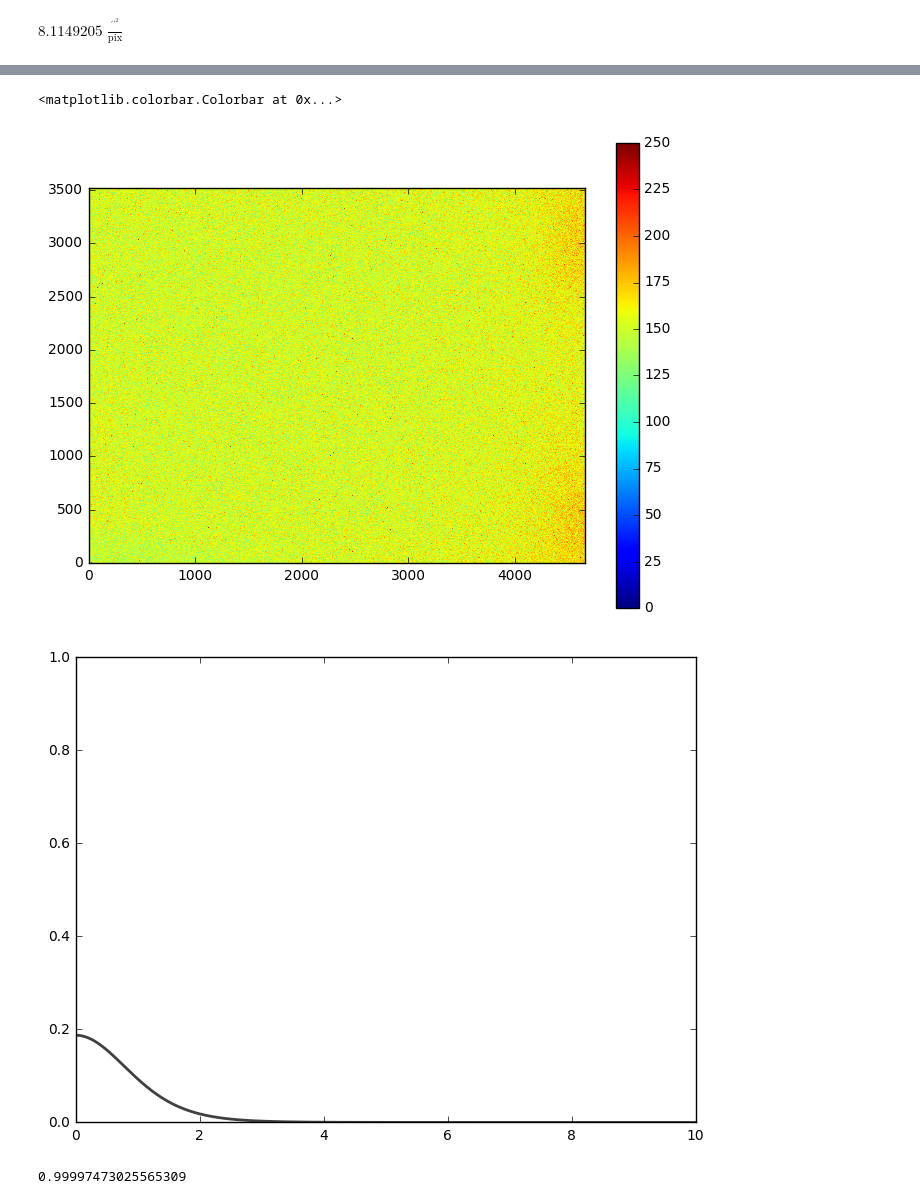
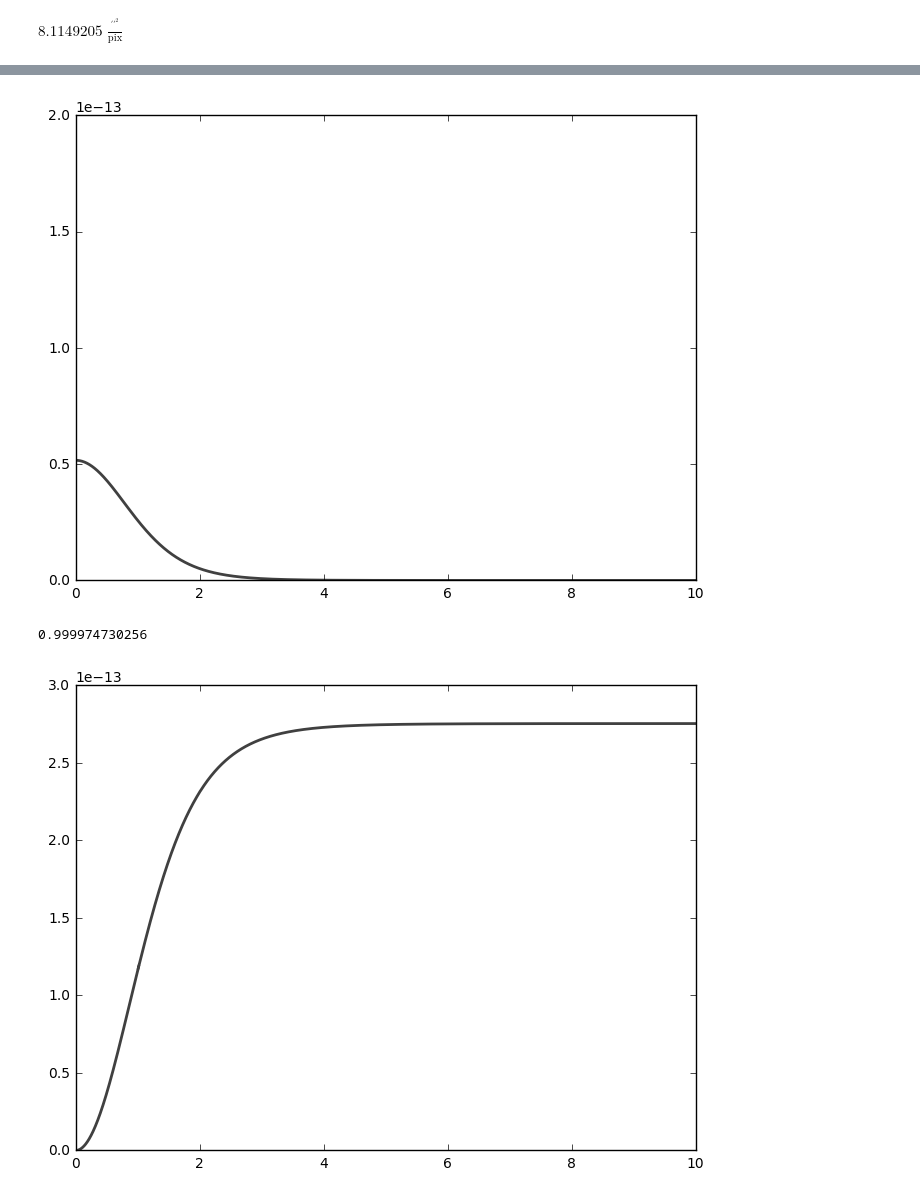
Before and after one commit to AnthonyHorton/signal-to-noise, a Jupyter notebook: Huntsman SNR.ipynb, the cells around one changed output, grey strips where cells are left out. Saved outputs shown, nothing was run; the diff lists cells and outputs as text; code cells hidden in the pictures.

Commit message:
working on the moffat profile

```diff
--- a/Huntsman SNR.ipynb
+++ b/Huntsman SNR.ipynb
@@ -631,24 +614,32 @@ SWOWNER = 'wen     ' /          Licensed owner of software
-# %%
-plt.imshow(hdu.data, origin='lower', vmin=0, vmax=250)
-plt.colorbar()
-# %% [output]
-<matplotlib.colorbar.Colorbar at 0x...>
-[figure, removed]
 # %%
-from astropy.modeling.models import Moffat1D
-plt.figure()
-s1 = Moffat1D()
-r = np.arange(0, 10, .001)
-s1.alpha = 4.765
-s1.gamma = 1/(2**(1/s1.alpha) - 1)**0.5
-s1.amplitude = (s1.alpha-1)/(np.pi * s1.gamma**2)
-plt.plot(r, s1(r), color=str(0.25), lw=2)
-i0 = np.trapz(2*np.pi*r*s1(r), r)
-plt.axis([0, 10, 0, 1])
-plt.show()
-i0
+def moffatprofile(imager):
+    plt.figure()
+    s1 = Moffat1D()
+    r = np.arange(0, 10, .001)
+    s1.alpha = 4.765 #standard value for the seeing parameter
+    s1.gamma = 1/(2**(1/s1.alpha) - 1)**0.5 #using a FWHM value of 2 arcseconds and the relationship between alpha, gamma and FWHM
+    s1.amplitude = ((s1.alpha-1)/(np.pi * s1.gamma**2)) * imager.ABmag_to_flux(10).value #assuming the point source to be of 10th magnitude
+    plt.plot(r, s1(r), color=str(0.25), lw=2)
+    area= np.trapz(2*np.pi*r*s1(r), r) #calculating the area under the curve
+    plt.axis([0, 10, 0, 0.2*10**-12])
+    plt.show()
+    print (area/imager.ABmag_to_flux(10).value) #checking to see if the area is normalized when the total flux is taken out
+    return s1
-# %% [output]
-[figure, removed]
-0.99997473025565309
-# %%
-p=(0, 5, 0.01)
+# %%
+def cumul_flux(p, intensityfunc):
+    radius=np.arange(0,p,0.001)
+    cumulativeflux = np.trapz(2*np.pi*radius*intensityfunc(radius), radius)
+    return cumulativeflux
+cumul_flux2 = np.vectorize(cumul_flux)
+# %%
+def plotintensityprof(intensityfunc):
+    x = np.arange(0,10.001,0.001)
+    plt.plot(x, cumul_flux2(x, intensityfunc), color=str(0.25), lw=2)
+    plt.axis([0, 10, 0, 3*10**-13])
+    plt.show()
+# %%
+plotintensityprof(moffatprofile(canon_sbig_g))
+# %% [output]
+[figure, added]
+0.999974730256
+[figure, added]
```
Also changed, not shown: parts of 13 cells of this notebook, 4 other files.
